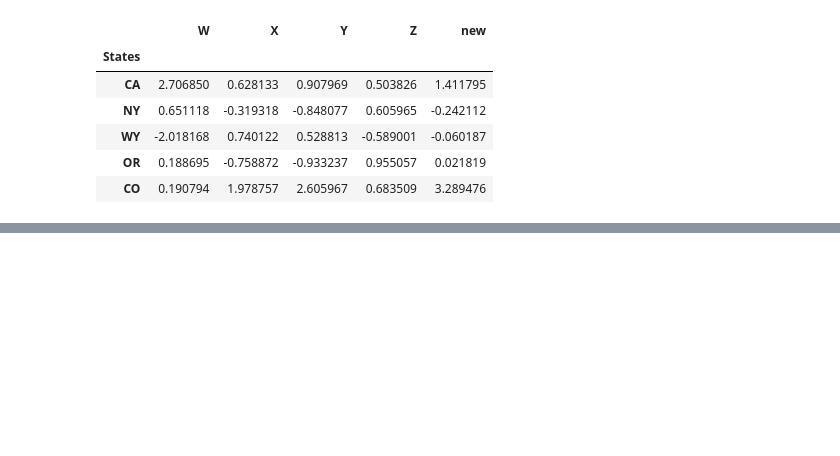
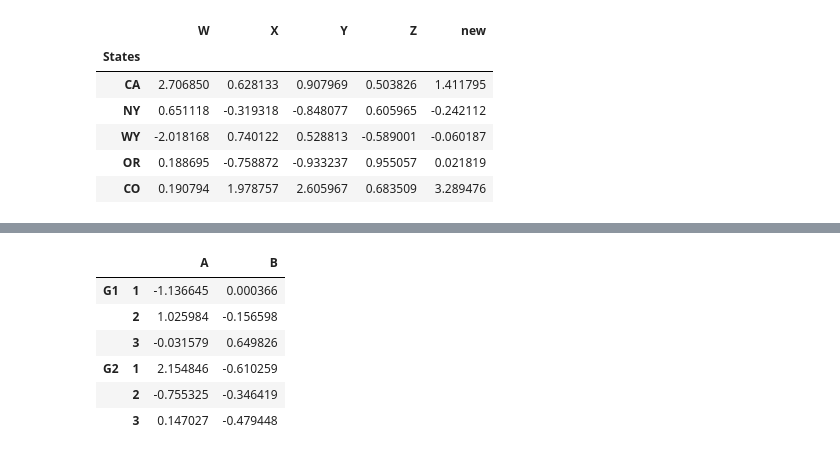
Before and after one commit to Malinda1/machine-learning_course_01, a Jupyter notebook: pandas_for_data_anlysis/pandas.ipynb, the cells around one changed output, grey strips where cells are left out. Saved outputs shown, nothing was run; the diff lists cells and outputs as text; code cells hidden in the pictures; blank space fills up the shorter version.

```diff
--- a/pandas_for_data_anlysis/pandas.ipynb
+++ b/pandas_for_data_anlysis/pandas.ipynb
@@ -294,0 +312,12 @@ df1.set_index('States')
+# %%
+df2 = pd.DataFrame(randn(6, 2), hire_index, ['A', 'B'])
+
+df2
+# %% [output]
+|  |  | A | B |
+| G1 | 1 | -1.136645 | 0.000366 |
+|  | 2 | 1.025984 | -0.156598 |
+|  | 3 | -0.031579 | 0.649826 |
+| G2 | 1 | 2.154846 | -0.610259 |
+|  | 2 | -0.755325 | -0.346419 |
+|  | 3 | 0.147027 | -0.479448 |
```
Also changed, not shown: parts of 8 cells of this notebook.
